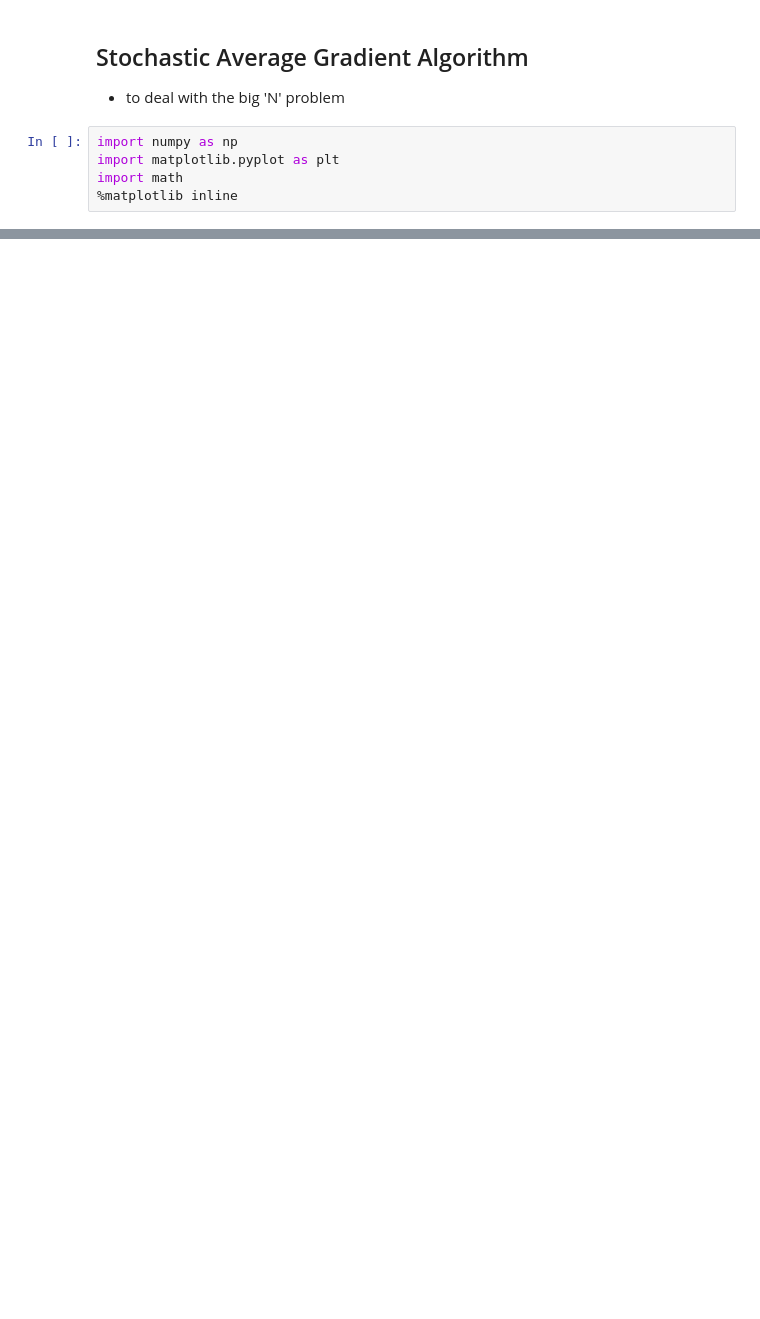
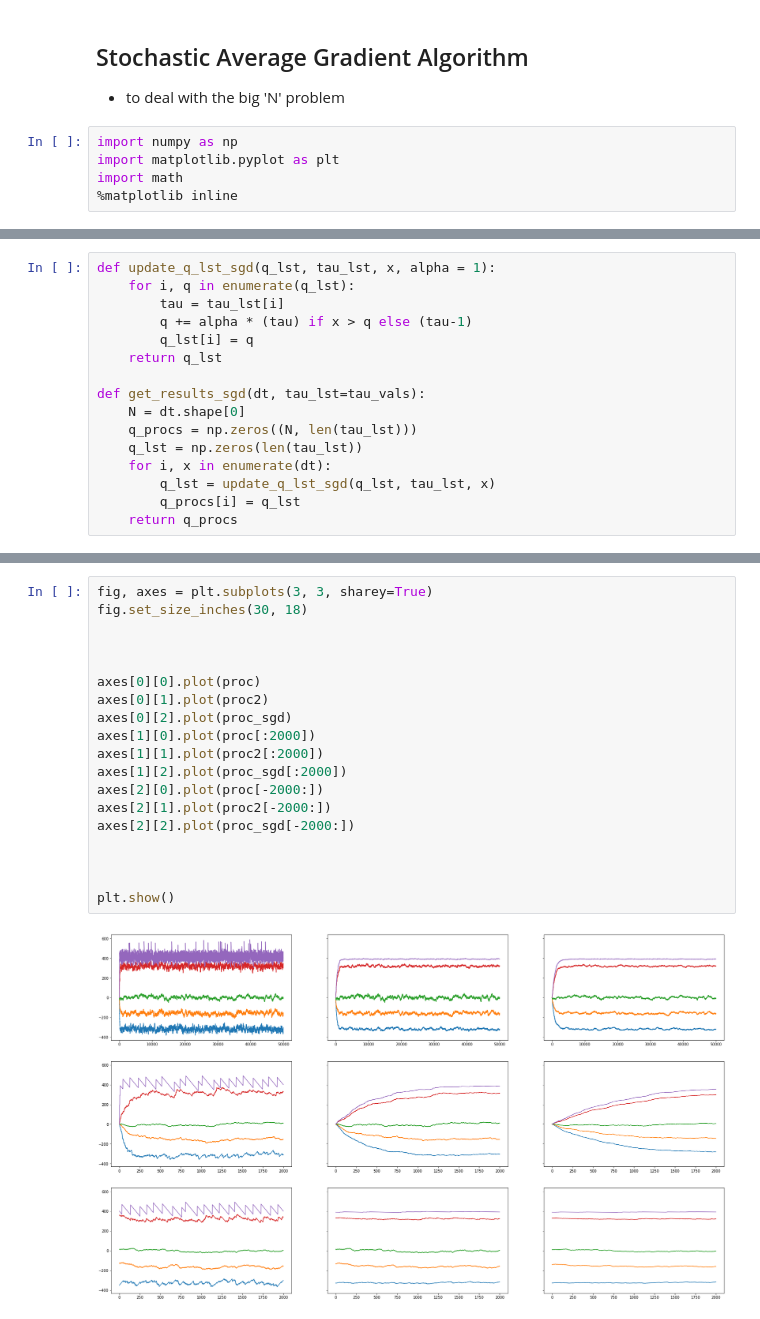
Before and after one commit to chengsoonong/eheye, a Jupyter notebook: QuantEst/sgd_est_experiment/Experiment_SAG.ipynb, the cells around one changed output, grey strips where cells are left out. Drawn from its saved outputs; the diff is of its cells as text; blank space fills up the shorter version.

```diff
--- a/QuantEst/sgd_est_experiment/Experiment_SAG.ipynb
+++ b/QuantEst/sgd_est_experiment/Experiment_SAG.ipynb
@@ -49,0 +53,16 @@ proc = get_results(dt, tau_lst=tau_vals)
+# %%
+def update_q_lst_sgd(q_lst, tau_lst, x, alpha = 1):
+    for i, q in enumerate(q_lst):
+        tau = tau_lst[i]
+        q += alpha * (tau) if x > q else (tau-1)
+        q_lst[i] = q
+    return q_lst
+
+def get_results_sgd(dt, tau_lst=tau_vals):
+    N = dt.shape[0]
+    q_procs = np.zeros((N, len(tau_lst)))
+    q_lst = np.zeros(len(tau_lst))
+    for i, x in enumerate(dt):
+        q_lst = update_q_lst_sgd(q_lst, tau_lst, x)
+        q_procs[i] = q_lst
+    return q_procs
@@ -49,0 +77,21 @@ proc = get_results(dt, tau_lst=tau_vals)
+# %%
+fig, axes = plt.subplots(3, 3, sharey=True)
+fig.set_size_inches(30, 18)
+
+
+
+axes[0][0].plot(proc)
+axes[0][1].plot(proc2)
+axes[0][2].plot(proc_sgd)
+axes[1][0].plot(proc[:2000])
+axes[1][1].plot(proc2[:2000])
+axes[1][2].plot(proc_sgd[:2000])
+axes[2][0].plot(proc[-2000:])
+axes[2][1].plot(proc2[-2000:])
+axes[2][2].plot(proc_sgd[-2000:])
+
+
+
+plt.show()
+# %% [output]
+[figure, added]
```
Also changed, not shown: parts of 10 cells of this notebook.
